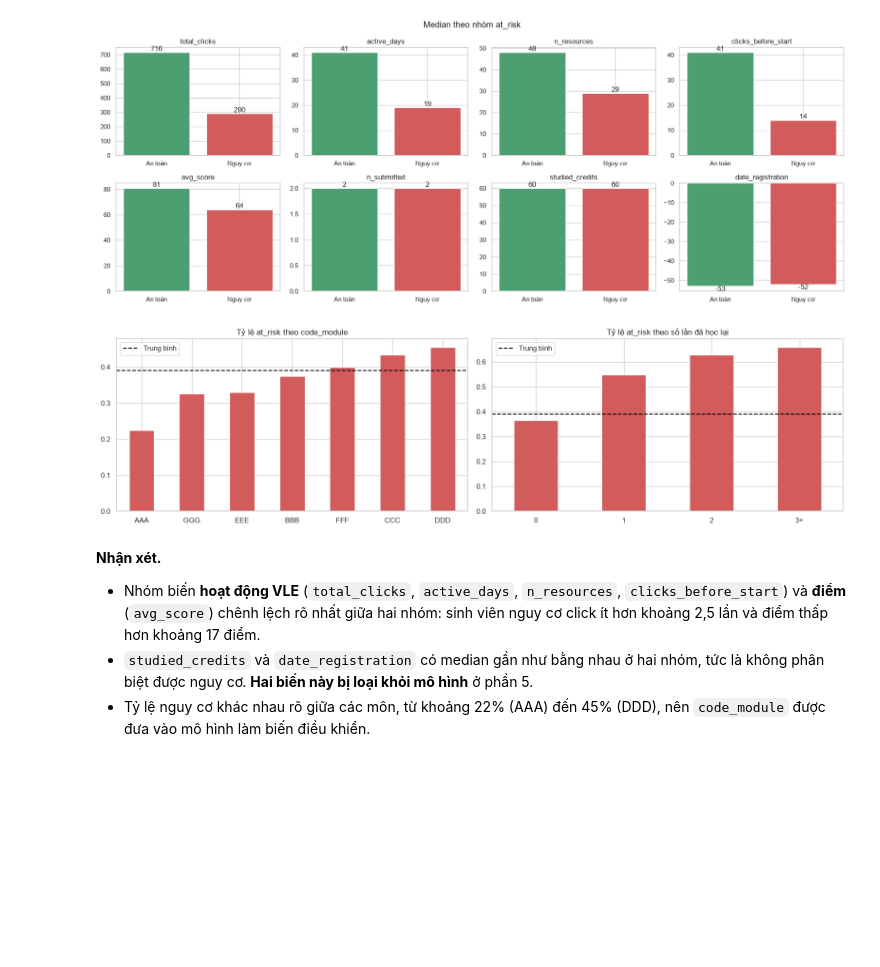
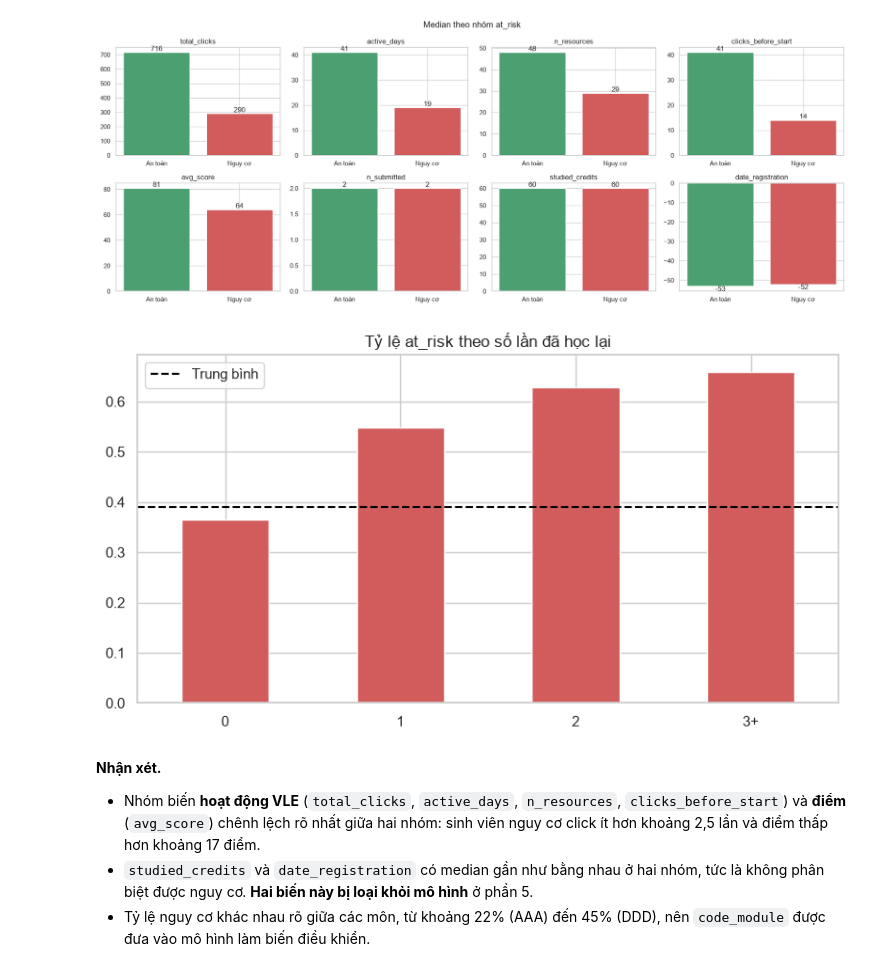
Before and after one commit to NguyenAnh1421/Early-Warning-At-Risk-Students-OULAD, a Jupyter notebook: G6_FINAL.ipynb, the cells around one changed output. Drawn from its saved outputs; the diff is of its cells as text; code cells hidden in the pictures; blank space fills up the shorter version.

Commit message:
Drop at_risk-by-code_module chart from section 4.2
Co-Authored-By: Claude Opus 5.5 <noreply@anthropic.com>

```diff
--- a/G6_FINAL.ipynb
+++ b/G6_FINAL.ipynb
@@ -477,22 +477,16 @@ plt.tight_layout(); plt.show()
 # %% [output]
 [figure]
 # %%
-fig, axes = plt.subplots(1, 2, figsize=(16, 4.5))
-rate = df.groupby('code_module', observed=True)['at_risk'].mean().sort_values()
-rate.plot.bar(ax=axes[0], color='#D25C5C', rot=0)
-axes[0].set_title('Tỷ lệ at_risk theo code_module')
-
+fig, ax = plt.subplots(figsize=(8, 4.5))
 rep = df.groupby(df['num_of_prev_attempts'].clip(upper=3))['at_risk'].mean()
 rep.index = ['0', '1', '2', '3+']
-rep.plot.bar(ax=axes[1], color='#D25C5C', rot=0)
-axes[1].set_title('Tỷ lệ at_risk theo số lần đã học lại')
-
-for ax in axes:
-    line = ax.axhline(df['at_risk'].mean(), color='black', ls='--', label='Trung bình')
-    ax.legend(handles=[line]); ax.set_xlabel('')
+rep.plot.bar(ax=ax, color='#D25C5C', rot=0)
+ax.set_title('Tỷ lệ at_risk theo số lần đã học lại')
+line = ax.axhline(df['at_risk'].mean(), color='black', ls='--', label='Trung bình')
+ax.legend(handles=[line]); ax.set_xlabel('')
 plt.tight_layout(); plt.show()
 # %% [output]
-[figure, old version]
+[figure, new version]
 # %% [markdown]
 **Nhận xét.**
 - Nhóm biến **hoạt động VLE** (`total_clicks`, `active_days`, `n_resources`, `clicks_before_start`) và **điểm** (`avg_score`) chênh lệch rõ nhất giữa hai nhóm: sinh viên nguy cơ click ít hơn khoảng 2,5 lần và điểm thấp hơn khoảng 17 điểm.
```
